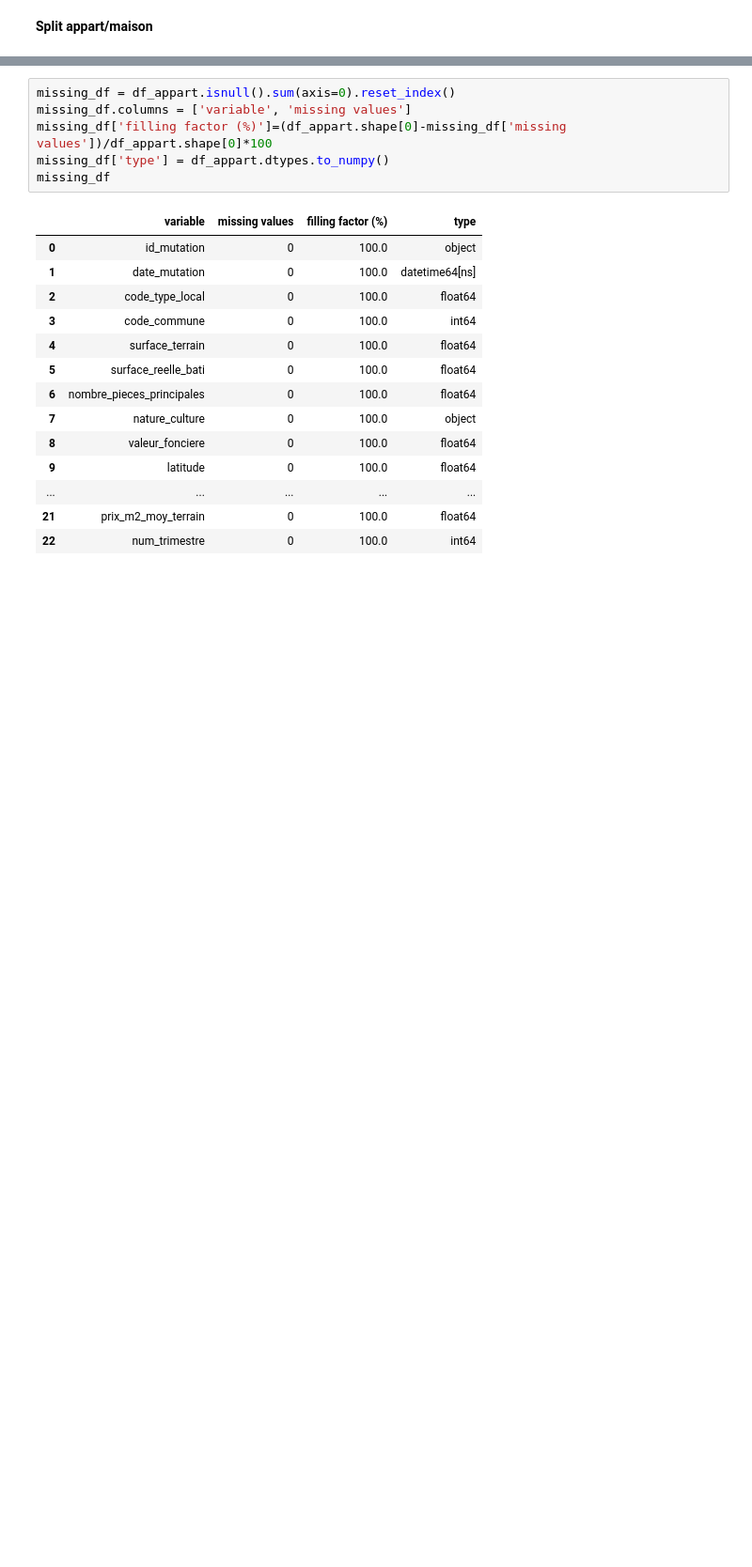
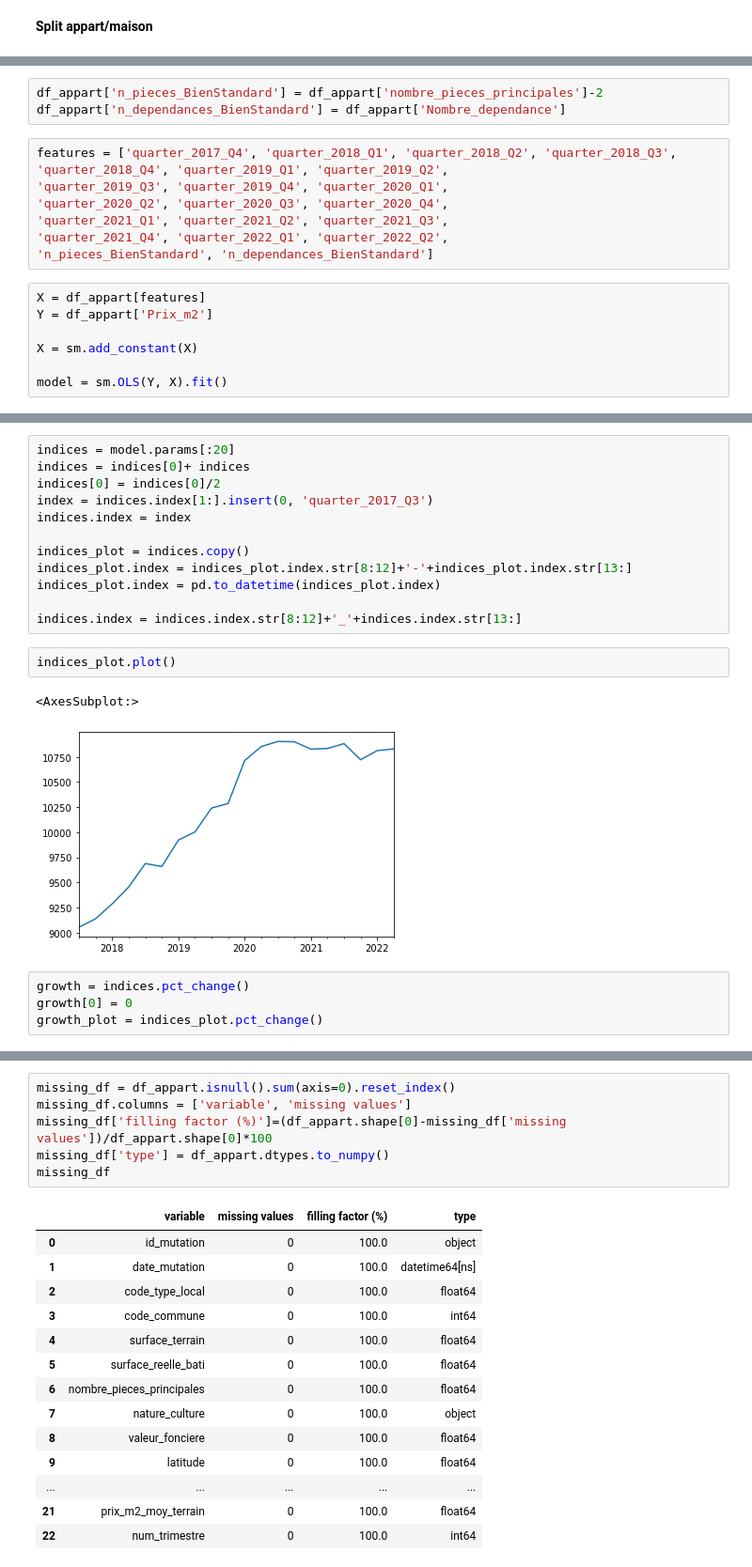
Before and after one commit to Clotilde-23/BDC, a Jupyter notebook: Notebooks/modelPreprocessing.ipynb, the cells around one changed output, grey strips where cells are left out. Shown at 94% size. Drawn from its saved outputs; the diff is of its cells as text; blank space fills up the shorter version.

Commit message:
Model code

```diff
--- a/Notebooks/modelPreprocessing.ipynb
+++ b/Notebooks/modelPreprocessing.ipynb
@@ -165,0 +282,18 @@ df_appart
+# %%
+df_appart['n_pieces_BienStandard'] = df_appart['nombre_pieces_principales']-2
+df_appart['n_dependances_BienStandard'] = df_appart['Nombre_dependance']
+# %%
+features = ['quarter_2017_Q4', 'quarter_2018_Q1', 'quarter_2018_Q2', 'quarter_2018_Q3',
+'quarter_2018_Q4', 'quarter_2019_Q1', 'quarter_2019_Q2',
+'quarter_2019_Q3', 'quarter_2019_Q4', 'quarter_2020_Q1',
+'quarter_2020_Q2', 'quarter_2020_Q3', 'quarter_2020_Q4',
+'quarter_2021_Q1', 'quarter_2021_Q2', 'quarter_2021_Q3',
+'quarter_2021_Q4', 'quarter_2022_Q1', 'quarter_2022_Q2',
+'n_pieces_BienStandard', 'n_dependances_BienStandard']
+# %%
+X = df_appart[features]
+Y = df_appart['Prix_m2']
+
+X = sm.add_constant(X)
+
+model = sm.OLS(Y, X).fit()
@@ -165,0 +320,21 @@ df_appart
+# %%
+indices = model.params[:20]
+indices = indices[0]+ indices
+indices[0] = indices[0]/2
+index = indices.index[1:].insert(0, 'quarter_2017_Q3')
+indices.index = index
+
+indices_plot = indices.copy()
+indices_plot.index = indices_plot.index.str[8:12]+'-'+indices_plot.index.str[13:]
+indices_plot.index = pd.to_datetime(indices_plot.index)
+
+indices.index = indices.index.str[8:12]+'_'+indices.index.str[13:]
+# %%
+indices_plot.plot()
+# %% [output]
+<AxesSubplot:>
+[figure, added]
+# %%
+growth = indices.pct_change()
+growth[0] = 0
+growth_plot = indices_plot.pct_change()
```
Also changed, not shown: parts of 54 cells of this notebook, 3 other files.
